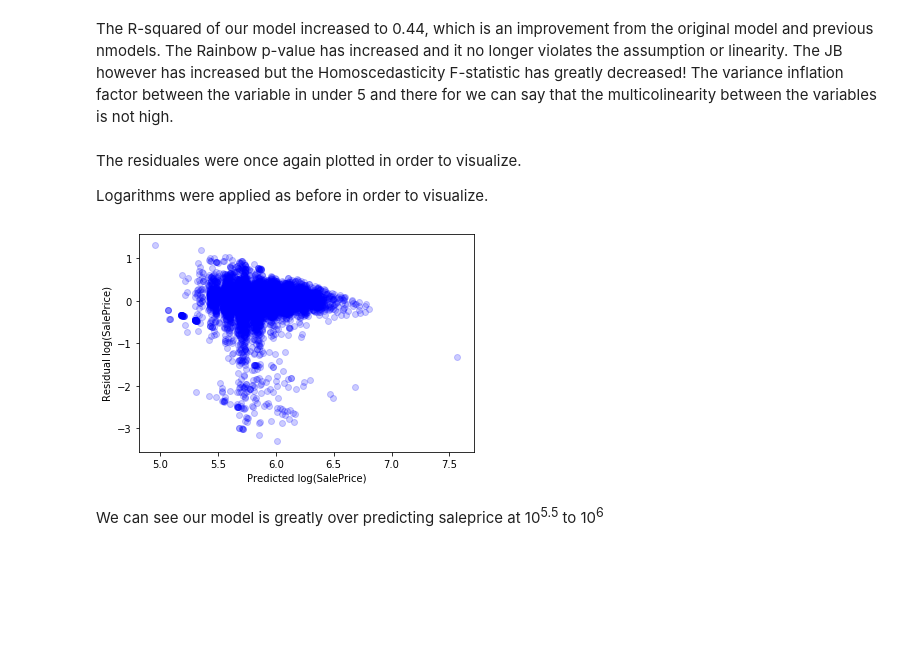
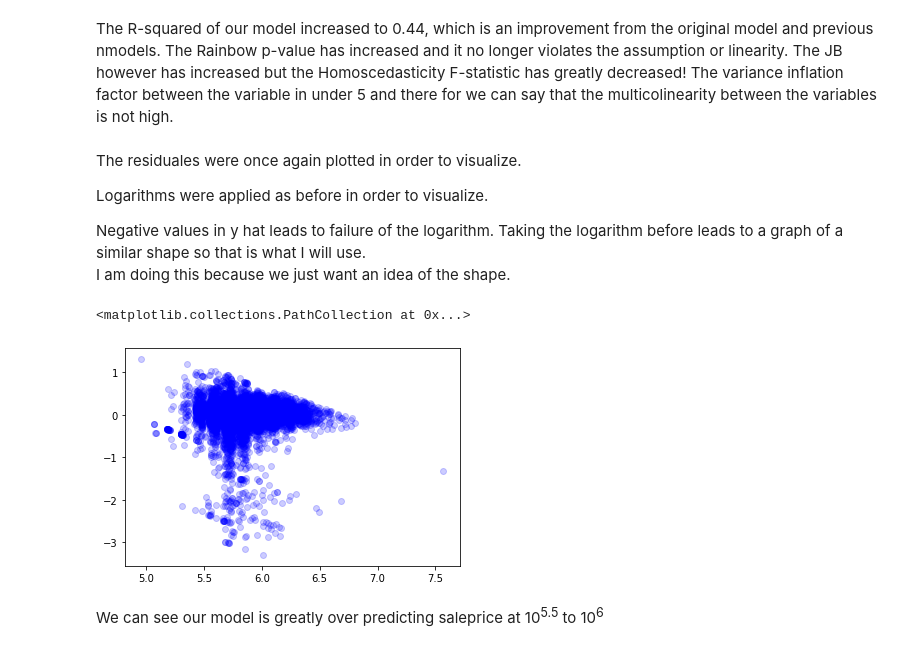
Before and after one commit to sam-thurman/king_county_housing, a Jupyter notebook: notebooks/report/Final_Report.ipynb, the cells around one changed output. Cells and saved outputs as stored; diff of their text form; code cells hidden in the pictures; blank space fills up the shorter version.

```diff
--- a/notebooks/report/Final_Report.ipynb
+++ b/notebooks/report/Final_Report.ipynb
@@ -198,16 +198,18 @@ The R-squared of our model increased to 0.44, which is an improvement from the o
 The residuales were once again plotted in order to visualize.
 
 Logarithms were applied as before in order to visualize.
+
+Negative values in y hat leads to failure of the logarithm. Taking the logarithm before leads to a graph of a similar shape so that is what I will use. \
+I am doing this because we just want an idea of the shape.
 # %%
 log_df = data.copy()
 log_df['SalePrice'] = log_df['SalePrice'].apply(lambda x: math.log(x, 10))
 
 y = log_df['SalePrice']
-y_hat = get_model(log_df, columns).predict()
+y_hat = pd.Series(get_model(log_df, columns).predict())
 plt.scatter(x=y_hat, y=y-y_hat, color="blue", alpha=0.2)
-plt.xlabel('Predicted log(SalePrice)')
-plt.ylabel('Residual log(SalePrice)');
 # %% [output]
+<matplotlib.collections.PathCollection at 0x...>
-[figure, old version]
+[figure, new version]
 # %% [markdown]
 We can see our model is greatly over predicting saleprice at 10<sup>5.5</sup> to 10<sup>6</sup>
```
Also changed, not shown: parts of 3 cells of this notebook.
